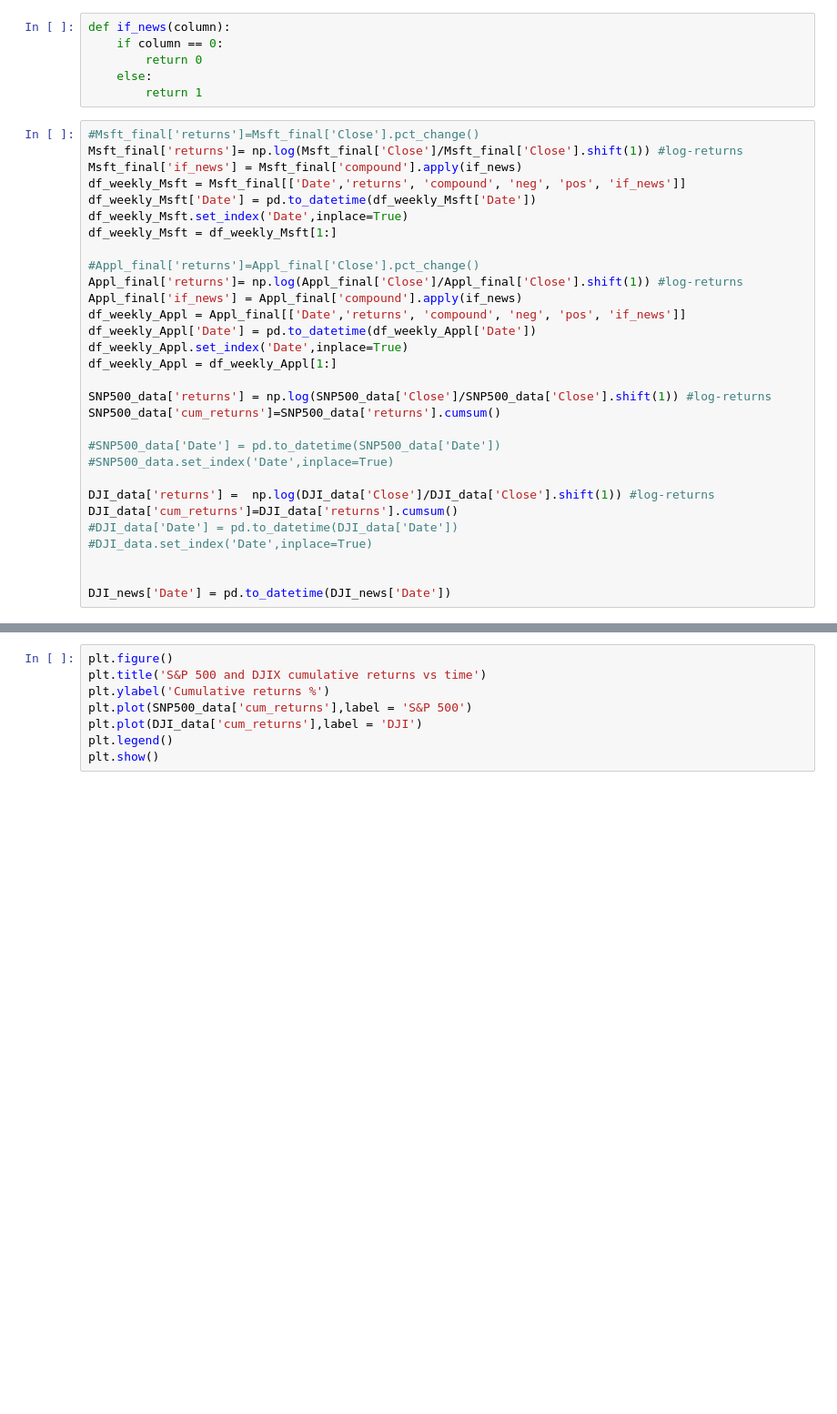
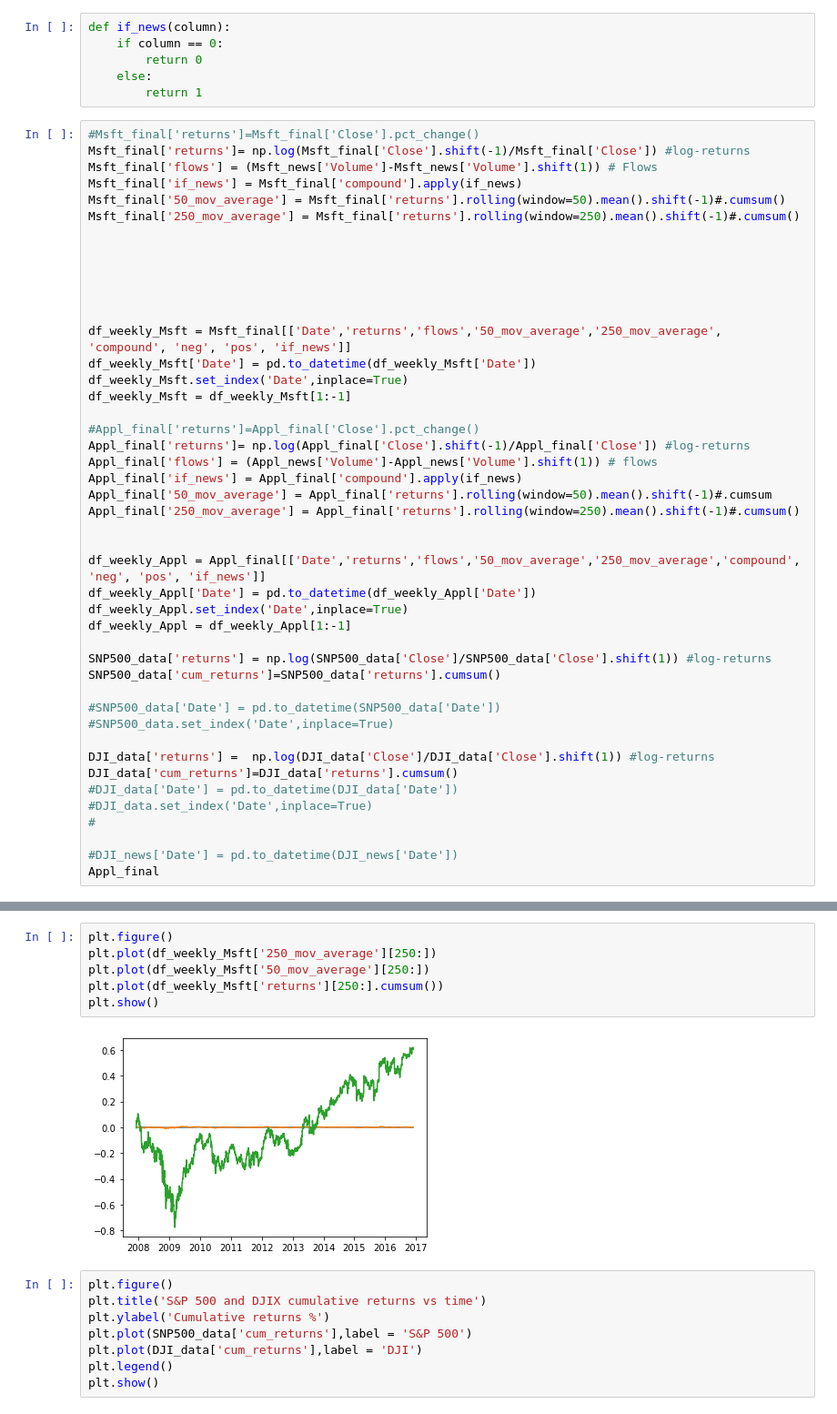
Before and after one commit to mike-explosion/NLP_for_tech_sector_companies, a Jupyter notebook: Preprocessing.ipynb, the cells around one changed output, grey strips where cells are left out. Shown at 91% size. Saved outputs shown, nothing was run; the diff lists cells and outputs as text; blank space fills up the shorter version.

```diff
--- a/Preprocessing.ipynb
+++ b/Preprocessing.ipynb
@@ -52,20 +72,34 @@ def if_news(column):
         return 1
 # %%
 #Msft_final['returns']=Msft_final['Close'].pct_change()
-Msft_final['returns']= np.log(Msft_final['Close']/Msft_final['Close'].shift(1)) #log-returns
+Msft_final['returns']= np.log(Msft_final['Close'].shift(-1)/Msft_final['Close']) #log-returns
+Msft_final['flows'] = (Msft_news['Volume']-Msft_news['Volume'].shift(1)) # Flows
 Msft_final['if_news'] = Msft_final['compound'].apply(if_news)
-df_weekly_Msft = Msft_final[['Date','returns', 'compound', 'neg', 'pos', 'if_news']]
+Msft_final['50_mov_average'] = Msft_final['returns'].rolling(window=50).mean().shift(-1)#.cumsum()
+Msft_final['250_mov_average'] = Msft_final['returns'].rolling(window=250).mean().shift(-1)#.cumsum()
+
+
+
+
+
+
+df_weekly_Msft = Msft_final[['Date','returns','flows','50_mov_average','250_mov_average', 'compound', 'neg', 'pos', 'if_news']]
 df_weekly_Msft['Date'] = pd.to_datetime(df_weekly_Msft['Date'])
 df_weekly_Msft.set_index('Date',inplace=True)
-df_weekly_Msft = df_weekly_Msft[1:]
+df_weekly_Msft = df_weekly_Msft[1:-1]
 
 #Appl_final['returns']=Appl_final['Close'].pct_change()
-Appl_final['returns']= np.log(Appl_final['Close']/Appl_final['Close'].shift(1)) #log-returns
+Appl_final['returns']= np.log(Appl_final['Close'].shift(-1)/Appl_final['Close']) #log-returns
+Appl_final['flows'] = (Appl_news['Volume']-Appl_news['Volume'].shift(1)) # flows
 Appl_final['if_news'] = Appl_final['compound'].apply(if_news)
-df_weekly_Appl = Appl_final[['Date','returns', 'compound', 'neg', 'pos', 'if_news']]
+Appl_final['50_mov_average'] = Appl_final['returns'].rolling(window=50).mean().shift(-1)#.cumsum
+Appl_final['250_mov_average'] = Appl_final['returns'].rolling(window=250).mean().shift(-1)#.cumsum()
+
+
+df_weekly_Appl = Appl_final[['Date','returns','flows','50_mov_average','250_mov_average','compound', 'neg', 'pos', 'if_news']]
 df_weekly_Appl['Date'] = pd.to_datetime(df_weekly_Appl['Date'])
 df_weekly_Appl.set_index('Date',inplace=True)
-df_weekly_Appl = df_weekly_Appl[1:]
+df_weekly_Appl = df_weekly_Appl[1:-1]
 
 SNP500_data['returns'] = np.log(SNP500_data['Close']/SNP500_data['Close'].shift(1)) #log-returns
 SNP500_data['cum_returns']=SNP500_data['returns'].cumsum()
@@ -77,9 +111,10 @@ DJI_data['returns'] =  np.log(DJI_data['Close']/DJI_data['Close'].shift(1)) #log
 DJI_data['cum_returns']=DJI_data['returns'].cumsum()
 #DJI_data['Date'] = pd.to_datetime(DJI_data['Date'])
 #DJI_data.set_index('Date',inplace=True)
+#
 
-
-DJI_news['Date'] = pd.to_datetime(DJI_news['Date'])
+#DJI_news['Date'] = pd.to_datetime(DJI_news['Date'])
+Appl_final
 # %% [output]
 A value is trying to be set on a copy of a slice from a DataFrame.
 Try using .loc[row_indexer,col_indexer] = value instead
@@ -111,3 +141,11 @@ df_weekly_Appl
+# %%
+plt.figure()
+plt.plot(df_weekly_Msft['250_mov_average'][250:])
+plt.plot(df_weekly_Msft['50_mov_average'][250:])
+plt.plot(df_weekly_Msft['returns'][250:].cumsum())
+plt.show()
+# %% [output]
+[figure, added]
 # %%
 plt.figure()
 plt.title('S&P 500 and DJIX cumulative returns vs time')
```
Also changed, not shown: parts of 7 cells of this notebook, 3 other files.
